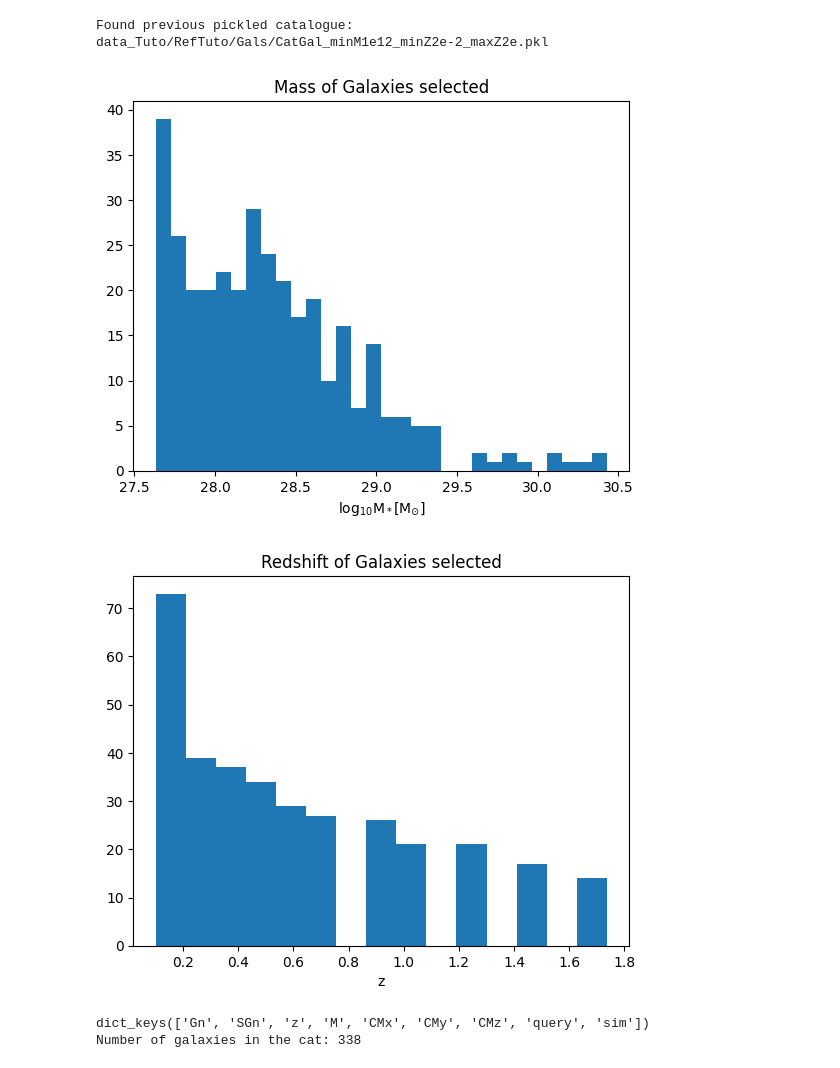
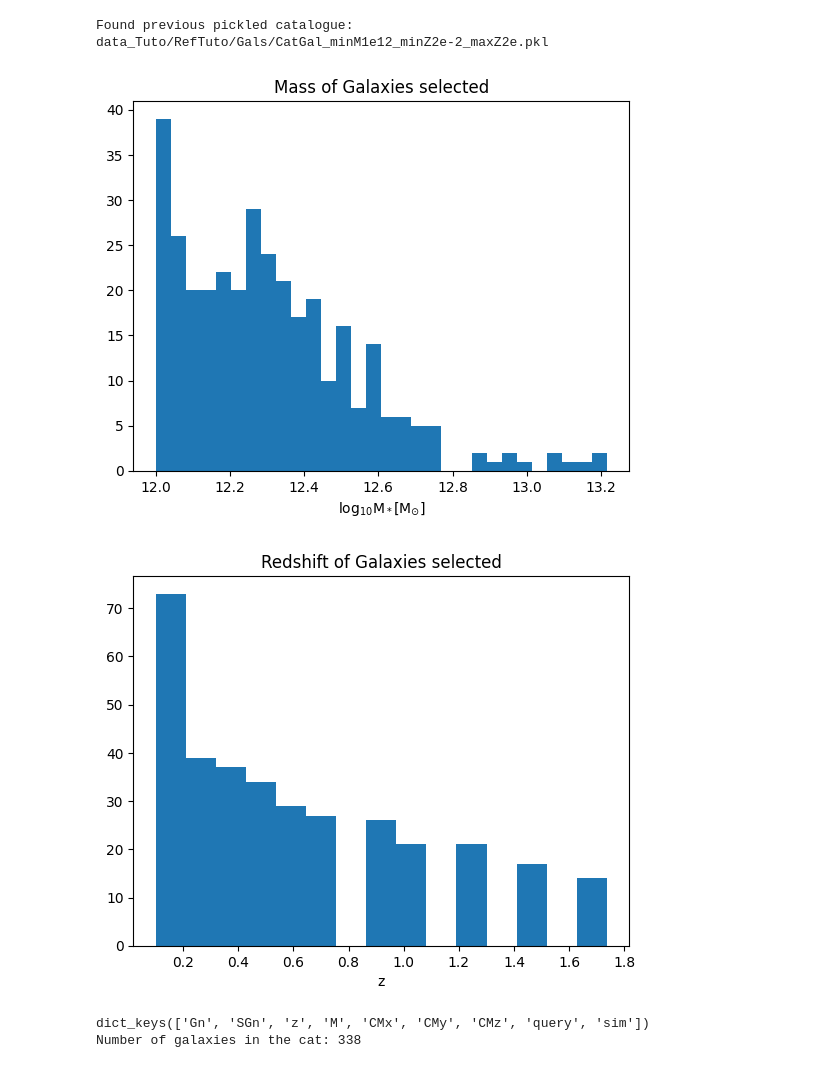
Before and after one commit to GiacomoQueirolo/EAGLE_Lensing, a Jupyter notebook: Tutorial.ipynb, the cells around one changed output. Drawn from its saved outputs; the diff is of its cells as text; code cells hidden in the pictures.

Commit message:
Minor error corrections for tutorial (sql_connect.py dependency, labels, plotting)

```diff
--- a/Tutorial.ipynb
+++ b/Tutorial.ipynb
@@ -119,21 +119,21 @@ Found previous pickled catalogue:
 data_Tuto/RefTuto/Gals/CatGal_minM1e12_minZ2e-2_maxZ2e.pkl
 # %%
 # We can then plot the informative statistic data
-logMass = np.log(gal_cat["M"])
+logMass = np.log10(gal_cat["M"])
 str_logMass = r'log$_{10}$M${_*}$[M$_{\odot}$]'
 zGal   = gal_cat["z"]
 plt.hist(logMass,bins=30)
 plt.title("Mass of Galaxies selected")
 plt.xlabel(str_logMass)
 plt.show()
 plt.close()
 plt.hist(zGal,bins=15)
 plt.title("Redshift of Galaxies selected")
 plt.xlabel(r'z')
 plt.show()
 plt.close()
 # %% [output]
-[figure, old version]
+[figure, new version]
 [figure]
 # %%
 print(gal_cat.keys())
```
Also changed, not shown: parts of 9 cells of this notebook, 3 other files.
